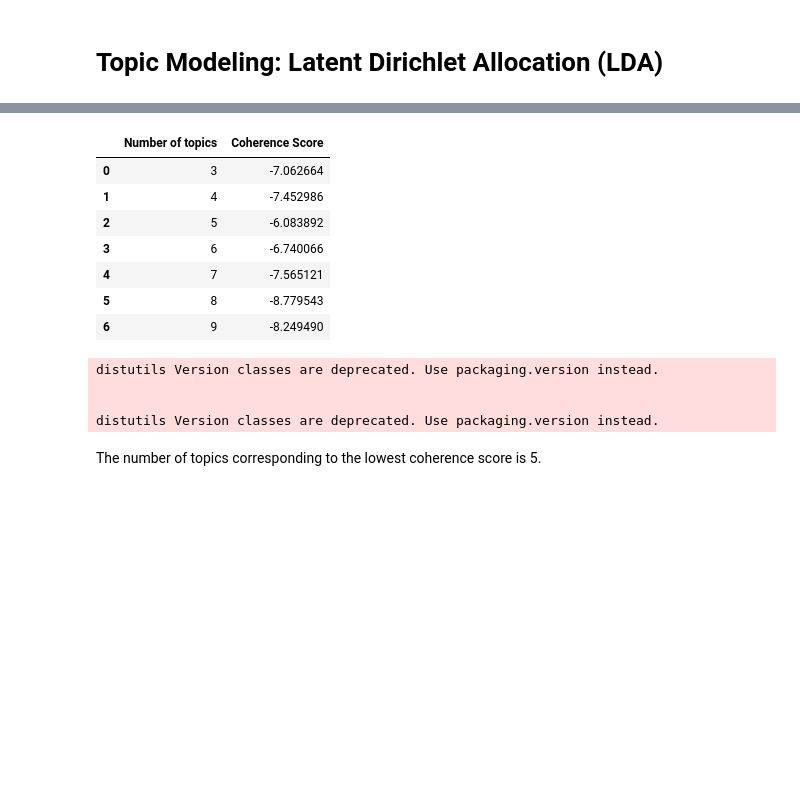
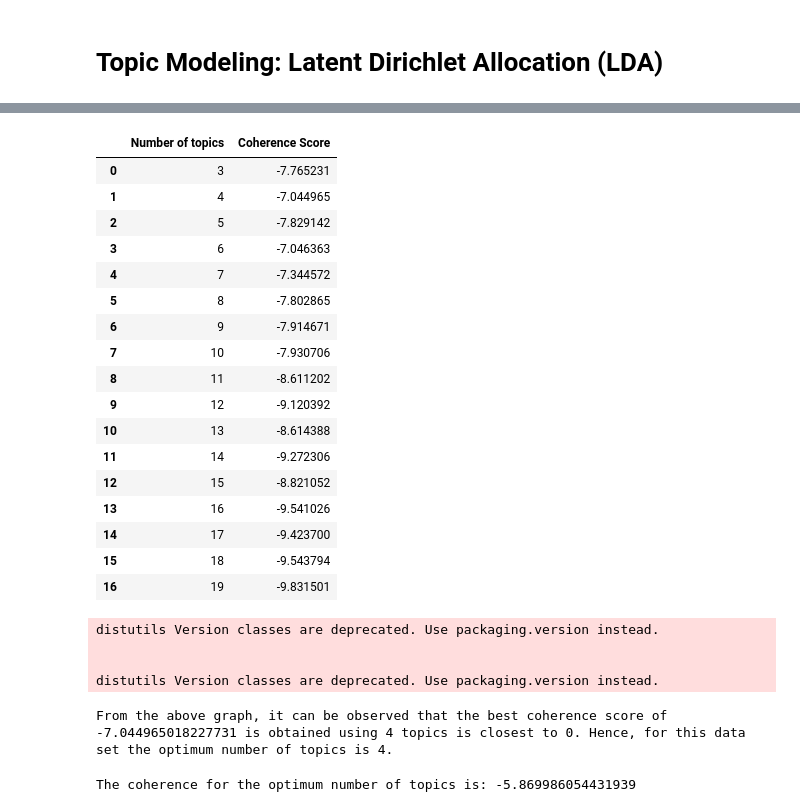
Before and after one commit to patilpushkarp/twitter-brand, a Jupyter notebook: brand/docs/topic_modelling/lda.ipynb, the cells around one changed output, grey strips where cells are left out. Drawn from its saved outputs; the diff is of its cells as text; code cells hidden in the pictures; blank space fills up the shorter version.

```diff
--- a/brand/docs/topic_modelling/lda.ipynb
+++ b/brand/docs/topic_modelling/lda.ipynb
@@ -23,11 +42,18 @@ df.shape
 # %%
+# Create Bigrams
 def sentence_to_words(sentences):
     """Function to convert sentences to words"""
     return (gensim.utils.simple_preprocess(str(sentence), deacc=True) for sentence in sentences)
 
 data = df['preprocessed_tweet'].values.tolist()
 data_words = list(sentence_to_words(data))
+
 bigram = gensim.models.phrases.Phrases(data_words, min_count=5, threshold=10, connector_words=gensim.models.phrases.ENGLISH_CONNECTOR_WORDS)
+trigram = gensim.models.Phrases(bigram[data_words], threshold=10, connector_words=gensim.models.phrases.ENGLISH_CONNECTOR_WORDS)
+
 bigram_model = gensim.models.phrases.Phraser(bigram)
+trigram_mod = gensim.models.phrases.Phraser(trigram)
+
 df.loc[:, 'sep_words'] = df['preprocessed_tweet'].swifter.apply(lambda x: list(sentence_to_words([x]))[0])
 df['bigram'] = df['sep_words'].swifter.apply(lambda x: bigram_model[x])
+df['trigram'] = df['bigram'].swifter.apply(lambda x: trigram_mod[x])
@@ -37,14 +98,20 @@ corpus = [id2word.doc2bow(text) for text in df['bigram'].values.tolist()]
 # %%
-topics_range = range(3, 10, 1)
+## Find the appropriate number of topics
 
+# Declare the range for the number of topics to be searched for
+topics_range = range(3, 20, 1)
+
+# Initialize a blank variable object for storing the results
 model_results = {
     'Number of topics': [],
     'Coherence Score': []
 }
 
+# Interate over the range
 for k in tqdm(topics_range):
 
-    lda_model = gensim.models.LdaMulticore(corpus=corpus,
+    # Build the LDA model
+    lda_model = gensim.models.LdaMulticore(corpus=bow_corpus,
                                             id2word=id2word,
                                             num_topics=k,
                                             random_state=42,
@@ -54,24 +121,44 @@ for k in tqdm(topics_range):
                                             eta='auto',
                                             per_word_topics=True)
 
+    # Build the coherence model from the LDA model
     coherence_model_lda = gensim.models.CoherenceModel(model=lda_model,
                                                     texts=df['bigram'].values.tolist(),
                                                     dictionary=id2word,
                                                     coherence='u_mass')
+    # Get the coherence score
     coherence_score = coherence_model_lda.get_coherence()
 
+    # Append the values to the results object
     model_results['Number of topics'].append(k)
     model_results['Coherence Score'].append(coherence_score)
-# %%
-model_results = pd.DataFrame(model_results)
-model_results
-# %% [output]
-|  | Number of topics | Coherence Score |
-| 0 | 3 | -7.062664 |
-| 1 | 4 | -7.452986 |
-| 2 | 5 | -6.083892 |
-| 3 | 6 | -6.740066 |
-| 4 | 7 | -7.565121 |
-| 5 | 8 | -8.779543 |
-| 6 | 9 | -8.249490 |
+# %%
+# Convert the result dictionary to dataframe
+model_results = pd.DataFrame(model_results)
+
+# Get the best k and the corresponding coherence score
+best_coherence = model_results['Coherence Score'].max()
+best_k_index = model_results[model_results['Coherence Score'] == best_coherence].index
+best_k = model_results.iloc[best_k_index]["Number of topics"].values[0]
+
+model_results
+# %% [output]
+|  | Number of topics | Coherence Score |
+| 0 | 3 | -7.765231 |
+| 1 | 4 | -7.044965 |
+| 2 | 5 | -7.829142 |
+| 3 | 6 | -7.046363 |
+| 4 | 7 | -7.344572 |
+| 5 | 8 | -7.802865 |
+| 6 | 9 | -7.914671 |
+| 7 | 10 | -7.930706 |
+| 8 | 11 | -8.611202 |
+| 9 | 12 | -9.120392 |
+| 10 | 13 | -8.614388 |
+| 11 | 14 | -9.272306 |
+| 12 | 15 | -8.821052 |
+| 13 | 16 | -9.541026 |
+| 14 | 17 | -9.423700 |
+| 15 | 18 | -9.543794 |
+| 16 | 19 | -9.831501 |
 # %%
@@ -82,12 +170,15 @@ distutils Version classes are deprecated. Use packaging.version instead.
 
 
 distutils Version classes are deprecated. Use packaging.version instead.
-# %% [markdown]
-The number of topics corresponding to the lowest coherence score is 5.
+# %%
+print(f"From the above graph, it can be observed that the best coherence score of {best_coherence} is obtained using {best_k} topics is closest to 0. Hence, for this data set the optimum number of topics is {best_k}.")
+# %% [output]
+From the above graph, it can be observed that the best coherence score of -7.044965018227731 is obtained using 4 topics is closest to 0. Hence, for this data set the optimum number of topics is 4.
 # %%
-lda_model = gensim.models.LdaMulticore(corpus=corpus,
+# Create final models with optimum k i.e. 5 for further analysis
+lda_model = gensim.models.LdaMulticore(corpus=bow_corpus,
                                             id2word=id2word,
-                                            num_topics=5,
+                                            num_topics=best_k,
                                             random_state=42,
                                             chunksize=100,
                                             passes=3,
@@ -96,7 +187,11 @@ lda_model = gensim.models.LdaMulticore(corpus=corpus,
                                             per_word_topics=True)
 
 coherence_model_lda = gensim.models.CoherenceModel(model=lda_model,
-                                                texts=df['bigram'].values.tolist(),
+                                                corpus=bow_corpus,
                                                 dictionary=id2word,
                                                 coherence='u_mass')
+
 coherence_score = coherence_model_lda.get_coherence()
+print(f"The coherence for the optimum number of topics is: {coherence_score}")
+# %% [output]
+The coherence for the optimum number of topics is: -5.869986054431939
```
Also changed, not shown: parts of 30 cells of this notebook, 9 other files.
